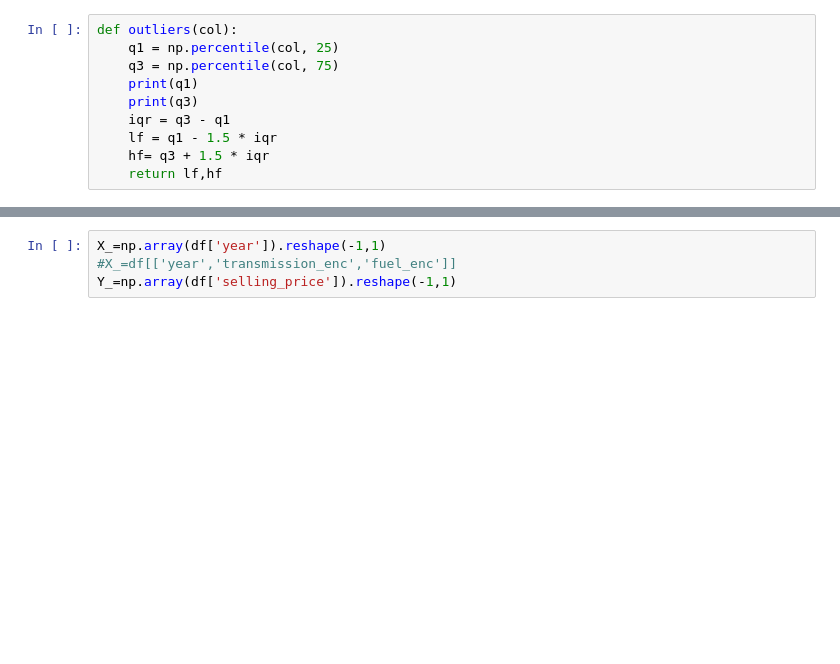
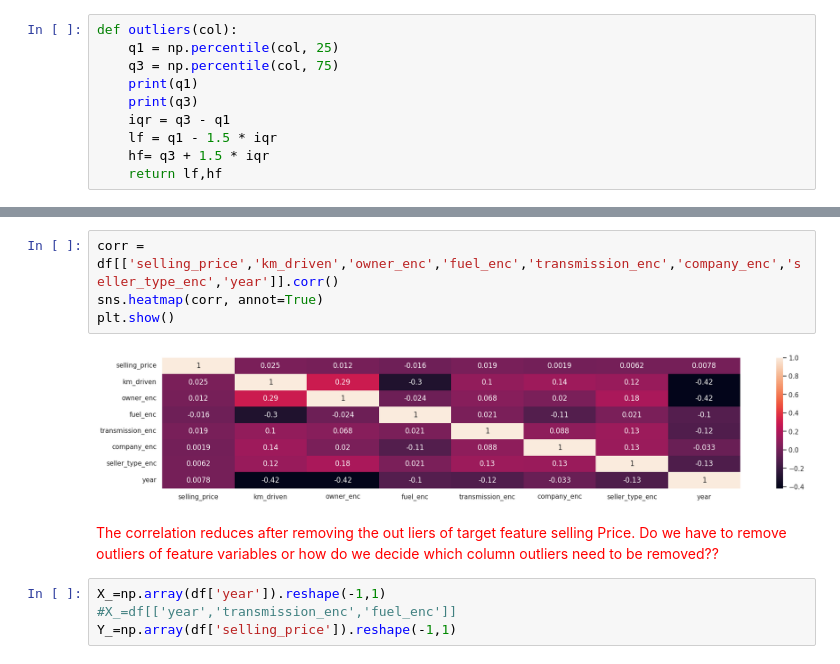
Before and after one commit to dhsingh0815/ML, a Jupyter notebook: Regression/Car.ipynb, the cells around one changed output, grey strips where cells are left out. Cells and saved outputs as stored; diff of their text form; blank space fills up the shorter version.

```diff
--- a/Regression/Car.ipynb
+++ b/Regression/Car.ipynb
@@ -298,6 +298,17 @@ outliers(df[['selling_price']])
 195000.0
 550000.0
 (-337500.0, 1082500.0)
+# %%
+corr = df[['selling_price','km_driven','owner_enc','fuel_enc','transmission_enc','company_enc','seller_type_enc','year']].corr()
+sns.heatmap(corr, annot=True)
+plt.show()
+# %% [output]
+[figure, added]
+# %% [markdown]
+<font color='red'>
+The correlation reduces after removing the out liers of target feature selling Price. </br>
+<span>Do we have to remove outliers of feature variables or how do we decide which column outliers need to be removed?? </span>
+</font>
 # %%
 X_=np.array(df['year']).reshape(-1,1)
 #X_=df[['year','transmission_enc','fuel_enc']]
```
Also changed, not shown: parts of 1 cell of this notebook.
